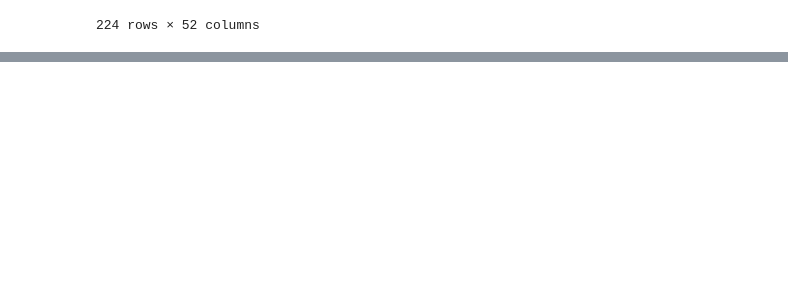
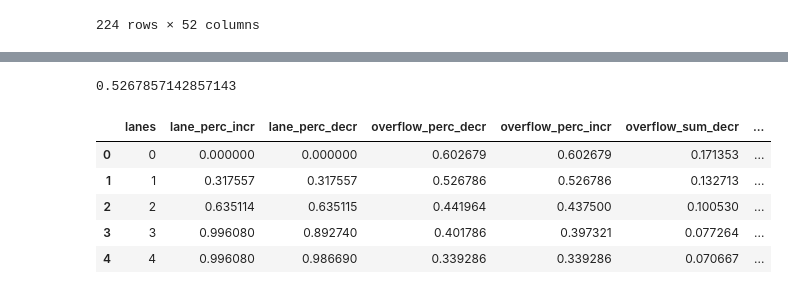
Before and after one commit to tliggett/sound_traffic, a Jupyter notebook: lanes.ipynb, the cells around one changed output, grey strips where cells are left out. Cells and saved outputs as stored; diff of their text form; code cells hidden in the pictures; blank space fills up the shorter version.

```diff
--- a/lanes.ipynb
+++ b/lanes.ipynb
@@ -158,0 +145,56 @@ overflow_rates
+# %%
+def compute_overflow_percentage(t_data, flow_rate_col, free_flow_col):
+    count = 0
+    for i in range(len(t_data)):
+        if t_data.loc[i, flow_rate_col] > t_data.loc[i, free_flow_col]:
+                count = count + 1
+
+    return count/len(t_data)
+
+def compute_sum_overflow(t_data, flow_rate_col, free_flow_col):
+    overflow_sum = 0
+    for i in range(len(t_data)):
+        if t_data.loc[i, flow_rate_col] > t_data.loc[i, free_flow_col]:
+                overflow_sum = overflow_sum + (t_data.loc[i, flow_rate_col] - t_data.loc[i, free_flow_col])
+
+    return overflow_sum
+
+def overflow_sum_percentage(t_data, flow_rate_col, free_flow_col):
+    return compute_sum_overflow(t_data, flow_rate_col, free_flow_col) / t_data[flow_rate_col].sum()
+
+
+compute_overflow_percentage(traffic_data, 'rush_hour_decr_mp', 'flow_decr_lane_1')
+# %% [output]
+0.5267857142857143
+# %%
+overflow_perc_decr = []
+overflow_perc_incr = []
+overflow_sum_decr = []
+overflow_sum_incr = []
+
+for lanes in av_lanes:
+    col1, col2 = f'flow_decr_lane_{lanes}', f'flow_incr_lane_{lanes}'
+
+    perc_decr = compute_overflow_percentage(traffic_data, 'rush_hour_decr_mp', col1)
+    perc_incr = compute_overflow_percentage(traffic_data, 'rush_hour_incr_mp', col2)
+    overflow_perc_decr.append(perc_decr)
+    overflow_perc_incr.append(perc_incr)
+
+    sum_decr = overflow_sum_percentage(traffic_data, 'rush_hour_decr_mp', col1)
+    sum_incr = overflow_sum_percentage(traffic_data, 'rush_hour_incr_mp', col2)
+    overflow_sum_decr.append(sum_decr)
+    overflow_sum_incr.append(sum_incr)
+
+lane_data['overflow_perc_decr'] = overflow_perc_decr
+lane_data['overflow_perc_incr'] = overflow_perc_incr
+lane_data['overflow_sum_decr'] = overflow_sum_decr
+lane_data['overflow_sum_incr'] = overflow_sum_incr
+
+lane_data
+# %% [output]
+|  | lanes | lane_perc_incr | lane_perc_decr | overflow_perc_decr | overflow_perc_incr | overflow_sum_decr | ... |
+| 0 | 0 | 0.000000 | 0.000000 | 0.602679 | 0.602679 | 0.171353 | ... |
+| 1 | 1 | 0.317557 | 0.317557 | 0.526786 | 0.526786 | 0.132713 | ... |
+| 2 | 2 | 0.635114 | 0.635115 | 0.441964 | 0.437500 | 0.100530 | ... |
+| 3 | 3 | 0.996080 | 0.892740 | 0.401786 | 0.397321 | 0.077264 | ... |
+| 4 | 4 | 0.996080 | 0.986690 | 0.339286 | 0.339286 | 0.070667 | ... |
```
Also changed, not shown: parts of 4 cells of this notebook, 3 other files.
